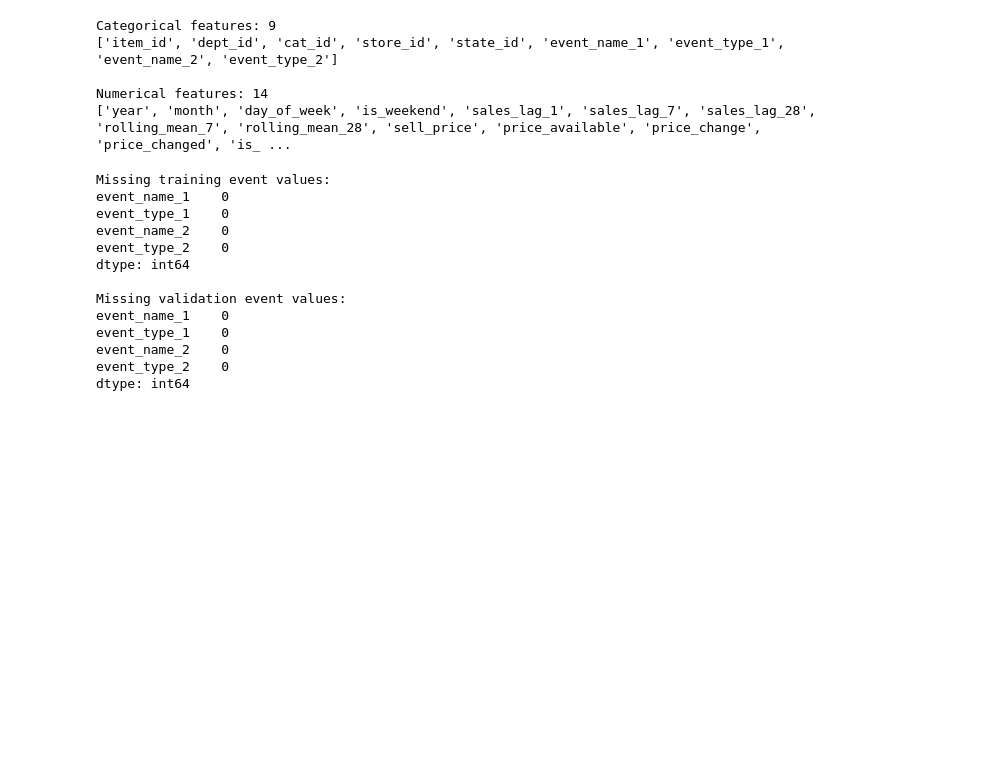
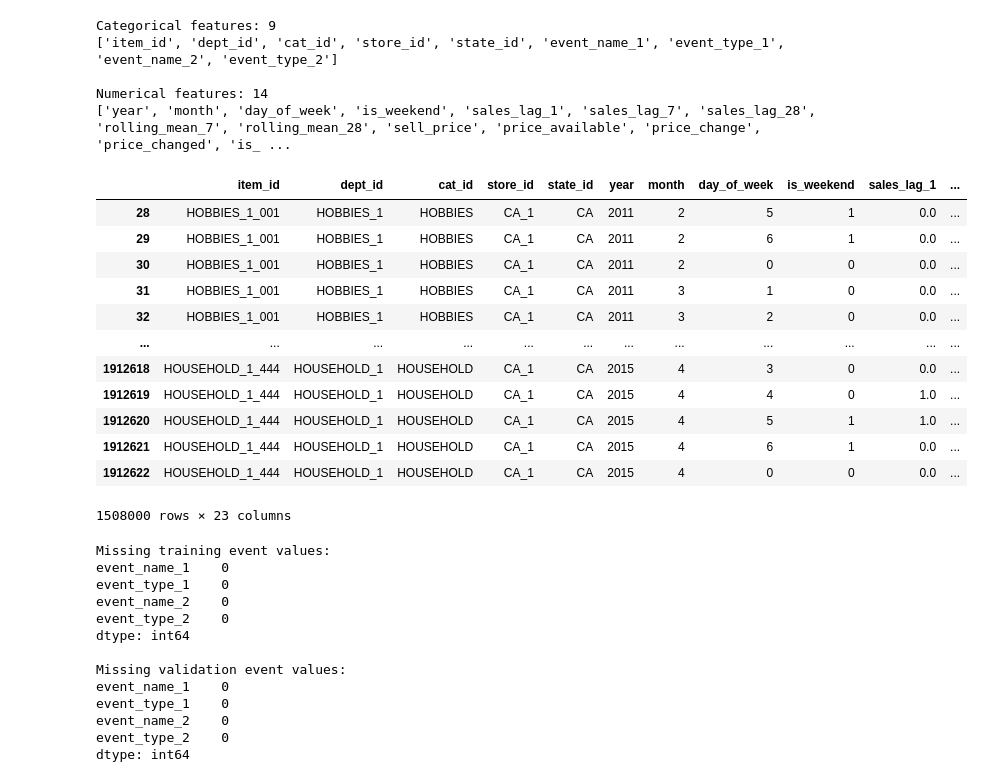
Before and after one commit to piyushmishra76/ai-supply-chain-intelligence, a Jupyter notebook: notebooks/03_feature_engineering.ipynb, the cells around one changed output. Saved outputs shown, nothing was run; the diff lists cells and outputs as text; code cells hidden in the pictures; blank space fills up the shorter version.

```diff
--- a/notebooks/03_feature_engineering.ipynb
+++ b/notebooks/03_feature_engineering.ipynb
@@ -1076,6 +1184,22 @@ Categorical features: 9
 
 Numerical features: 14
 ['year', 'month', 'day_of_week', 'is_weekend', 'sales_lag_1', 'sales_lag_7', 'sales_lag_28', 'rolling_mean_7', 'rolling_mean_28', 'sell_price', 'price_available', 'price_change', 'price_changed', 'is_ ...
+# %%
+X_train
+# %% [output]
+|  | item_id | dept_id | cat_id | store_id | state_id | year | month | day_of_week | is_weekend | sales_lag_1 | ... |
+| 28 | HOBBIES_1_001 | HOBBIES_1 | HOBBIES | CA_1 | CA | 2011 | 2 | 5 | 1 | 0.0 | ... |
+| 29 | HOBBIES_1_001 | HOBBIES_1 | HOBBIES | CA_1 | CA | 2011 | 2 | 6 | 1 | 0.0 | ... |
+| 30 | HOBBIES_1_001 | HOBBIES_1 | HOBBIES | CA_1 | CA | 2011 | 2 | 0 | 0 | 0.0 | ... |
+| 31 | HOBBIES_1_001 | HOBBIES_1 | HOBBIES | CA_1 | CA | 2011 | 3 | 1 | 0 | 0.0 | ... |
+| 32 | HOBBIES_1_001 | HOBBIES_1 | HOBBIES | CA_1 | CA | 2011 | 3 | 2 | 0 | 0.0 | ... |
+| ... | ... | ... | ... | ... | ... | ... | ... | ... | ... | ... | ... |
+| 1912618 | HOUSEHOLD_1_444 | HOUSEHOLD_1 | HOUSEHOLD | CA_1 | CA | 2015 | 4 | 3 | 0 | 0.0 | ... |
+| 1912619 | HOUSEHOLD_1_444 | HOUSEHOLD_1 | HOUSEHOLD | CA_1 | CA | 2015 | 4 | 4 | 0 | 1.0 | ... |
+| 1912620 | HOUSEHOLD_1_444 | HOUSEHOLD_1 | HOUSEHOLD | CA_1 | CA | 2015 | 4 | 5 | 1 | 1.0 | ... |
+| 1912621 | HOUSEHOLD_1_444 | HOUSEHOLD_1 | HOUSEHOLD | CA_1 | CA | 2015 | 4 | 6 | 1 | 0.0 | ... |
+| 1912622 | HOUSEHOLD_1_444 | HOUSEHOLD_1 | HOUSEHOLD | CA_1 | CA | 2015 | 4 | 0 | 0 | 0.0 | ... |
+1508000 rows × 23 columns
 # %%
 # Standardize missing event categories
 # # Our intended representation for an unrecorded event is "No event".
```
Also changed, not shown: parts of 71 cells of this notebook, 7 other files.
